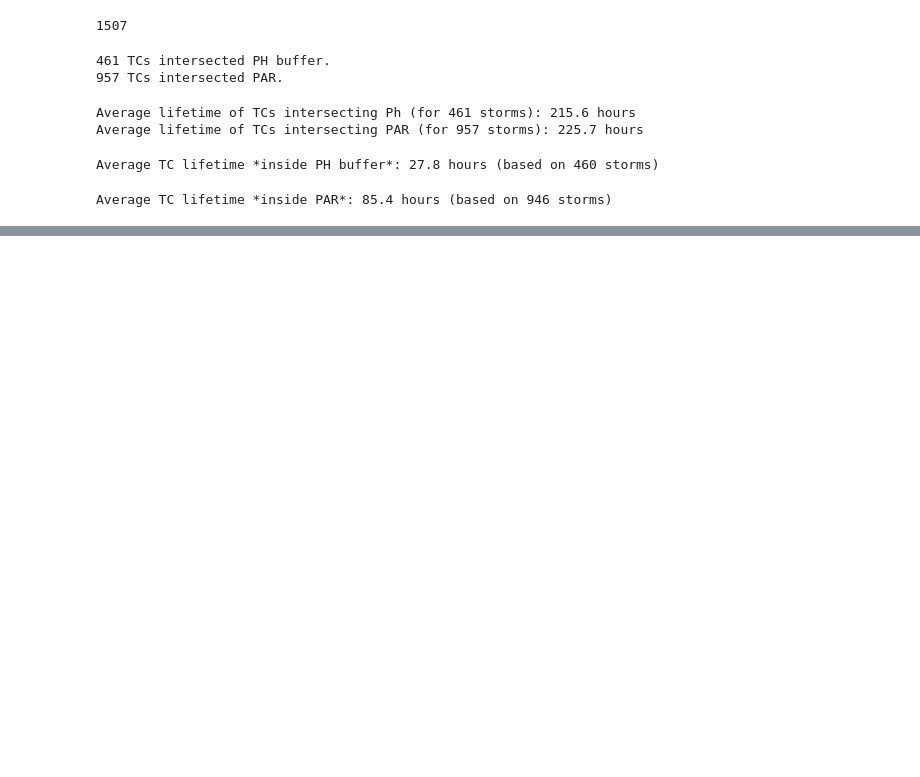
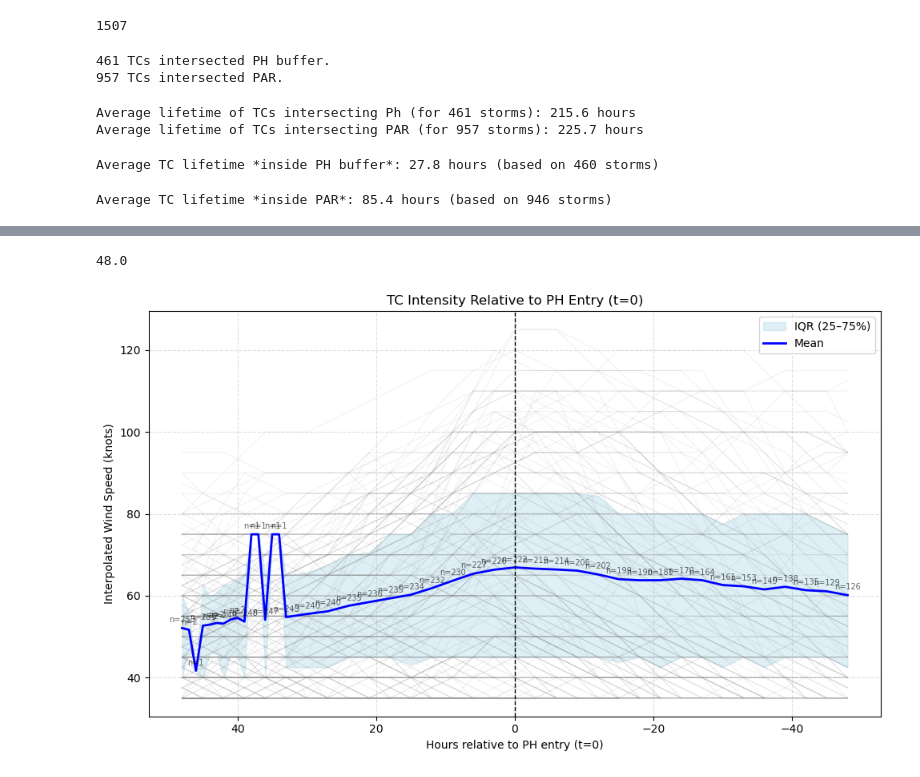
Before and after one commit to baracoma/tc-statistics, a Jupyter notebook: calculate-lifetime.ipynb, the cells around one changed output, grey strips where cells are left out. Cells and saved outputs as stored; diff of their text form; code cells hidden in the pictures; blank space fills up the shorter version.

```diff
--- a/calculate-lifetime.ipynb
+++ b/calculate-lifetime.ipynb
@@ -168,0 +348,2 @@ Average TC lifetime *inside PAR*: 85.4 hours (based on 946 storms)
+# %%
+df_ph_labeled = label_and_interpolate_tc(gdf_lf, filter_westward=True, verbose=True)
@@ -168,0 +369,56 @@ Average TC lifetime *inside PAR*: 85.4 hours (based on 946 storms)
+# %%
+df_plot.t_hours.max()
+# %% [output]
+48.0
+# %%
+def safe_percentile(x, q):
+    x_clean = x.dropna()
+    return np.percentile(x_clean, q) if len(x_clean) > 0 else np.nan
+
+grouped = df_plot.groupby('t_rounded')['WMO_WIND_interp']
+stats_df = grouped.agg(
+    mean='mean',
+    median='median',
+    count='count',
+    p25=lambda x: safe_percentile(x, 25),
+    p75=lambda x: safe_percentile(x, 75)
+).reset_index()
+# %%
+fig, ax = plt.subplots(figsize=(10, 6))
+
+# Faint individual TC lines
+for sid, group in df_plot.groupby('SID'):
+    ax.plot(group['t_rounded'], group['WMO_WIND_interp'],
+            color='gray', alpha=0.1, linewidth=0.8)
+
+# IQR band
+ax.fill_between(stats_df['t_rounded'], stats_df['p25'], stats_df['p75'],
+                color='lightblue', alpha=0.4, label='IQR (25–75%)')
+
+# Mean line
+ax.plot(stats_df['t_rounded'], stats_df['mean'], color='blue', linewidth=2, label='Mean')
+
+# Vertical line at t=0
+ax.axvline(x=0, color='black', linestyle='--', linewidth=1)
+
+# Add count labels every 3-hour point
+for i, row in stats_df.iterrows():
+    ax.annotate(f"n={int(row['count'])}",
+                (row['t_rounded'], row['mean']),
+                textcoords="offset points", xytext=(0, 5),
+                ha='center', fontsize=7, alpha=0.6)
+
+# Reverse X-axis: Approach → right; Departure → left
+ax.invert_xaxis()
+
+# Labels and grid
+ax.set_title('TC Intensity Relative to PH Entry (t=0)')
+ax.set_xlabel('Hours relative to PH entry (t=0)')
+ax.set_ylabel('Interpolated Wind Speed (knots)')
+ax.legend()
+ax.grid(True, linestyle='--', alpha=0.4)
+
+plt.tight_layout()
+plt.show()
+# %% [output]
+[figure, added]
```
Also changed, not shown: parts of 12 cells of this notebook.
